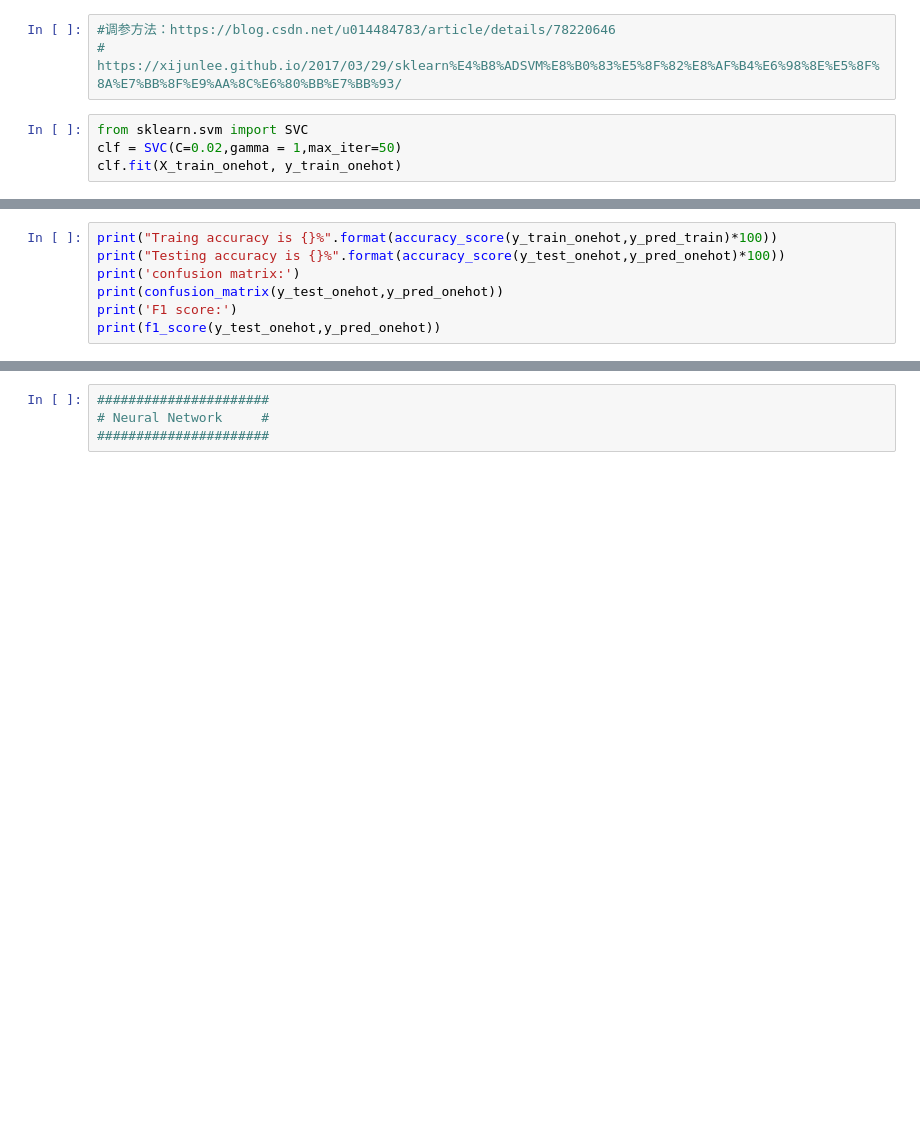
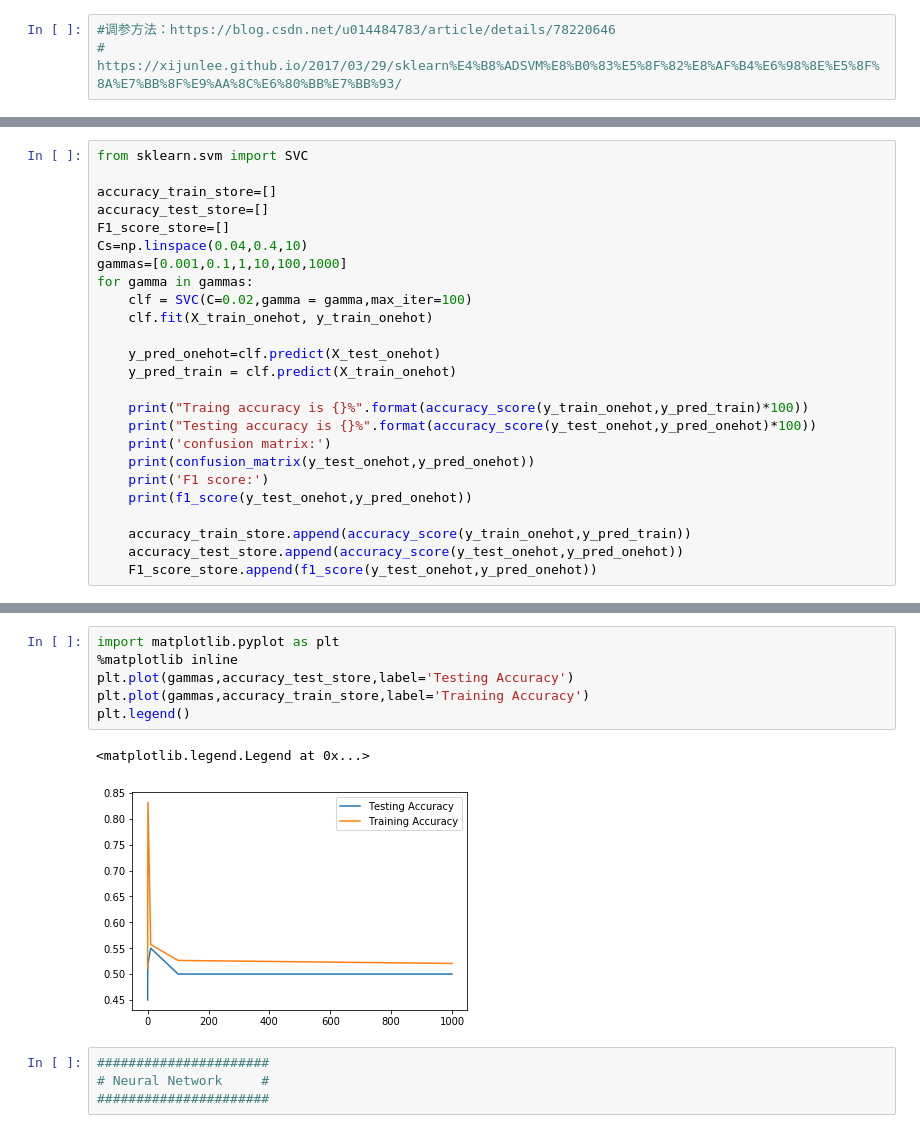
Before and after one commit to Ruijin1988/GIT, a Jupyter notebook: Untitled.ipynb, the cells around one changed output, grey strips where cells are left out. Drawn from its saved outputs; the diff is of its cells as text; blank space fills up the shorter version.

```diff
--- a/Untitled.ipynb
+++ b/Untitled.ipynb
@@ -351,7 +351,3 @@ plt.legend()
 # %%
 #调参方法：https://blog.csdn.net/u014484783/article/details/78220646
 #         https://xijunlee.github.io/2017/03/29/sklearn%E4%B8%ADSVM%E8%B0%83%E5%8F%82%E8%AF%B4%E6%98%8E%E5%8F%8A%E7%BB%8F%E9%AA%8C%E6%80%BB%E7%BB%93/
-# %%
-from sklearn.svm import SVC
-clf = SVC(C=0.02,gamma = 1,max_iter=50)
-clf.fit(X_train_onehot, y_train_onehot)
@@ -375,8 +358,26 @@ array([1., 1., 1., 1., 1., 1., 1., 1., 1., 1., 1., 1., 1., 1., 1., 1., 1.,
 # %%
-print("Traing accuracy is {}%".format(accuracy_score(y_train_onehot,y_pred_train)*100))
-print("Testing accuracy is {}%".format(accuracy_score(y_test_onehot,y_pred_onehot)*100))
-print('confusion matrix:')
-print(confusion_matrix(y_test_onehot,y_pred_onehot))
-print('F1 score:')
-print(f1_score(y_test_onehot,y_pred_onehot))
+from sklearn.svm import SVC
+
+accuracy_train_store=[]
+accuracy_test_store=[]
+F1_score_store=[]
+Cs=np.linspace(0.04,0.4,10)
+gammas=[0.001,0.1,1,10,100,1000]
+for gamma in gammas:
+    clf = SVC(C=0.02,gamma = gamma,max_iter=100)
+    clf.fit(X_train_onehot, y_train_onehot)
+
+    y_pred_onehot=clf.predict(X_test_onehot)
+    y_pred_train = clf.predict(X_train_onehot)
+
+    print("Traing accuracy is {}%".format(accuracy_score(y_train_onehot,y_pred_train)*100))
+    print("Testing accuracy is {}%".format(accuracy_score(y_test_onehot,y_pred_onehot)*100))
+    print('confusion matrix:')
+    print(confusion_matrix(y_test_onehot,y_pred_onehot))
+    print('F1 score:')
+    print(f1_score(y_test_onehot,y_pred_onehot))
+
+    accuracy_train_store.append(accuracy_score(y_train_onehot,y_pred_train))
+    accuracy_test_store.append(accuracy_score(y_test_onehot,y_pred_onehot))
+    F1_score_store.append(f1_score(y_test_onehot,y_pred_onehot))
 # %% [output]
@@ -390,3 +426,12 @@ F1 score:
+# %%
+import matplotlib.pyplot as plt
+%matplotlib inline
+plt.plot(gammas,accuracy_test_store,label='Testing Accuracy')
+plt.plot(gammas,accuracy_train_store,label='Training Accuracy')
+plt.legend()
+# %% [output]
+<matplotlib.legend.Legend at 0x...>
+[figure, added]
 # %%
 ######################
 # Neural Network     #
```
Also changed, not shown: parts of 11 cells of this notebook.
